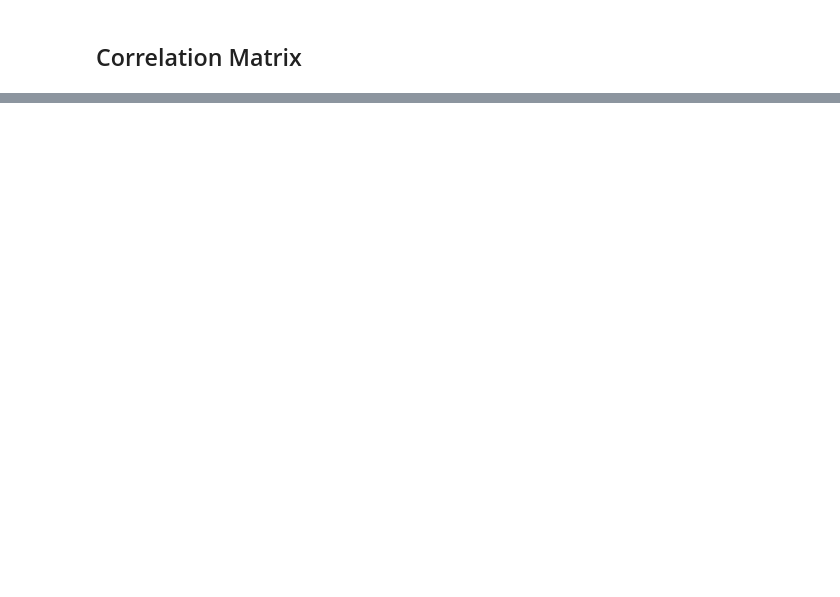
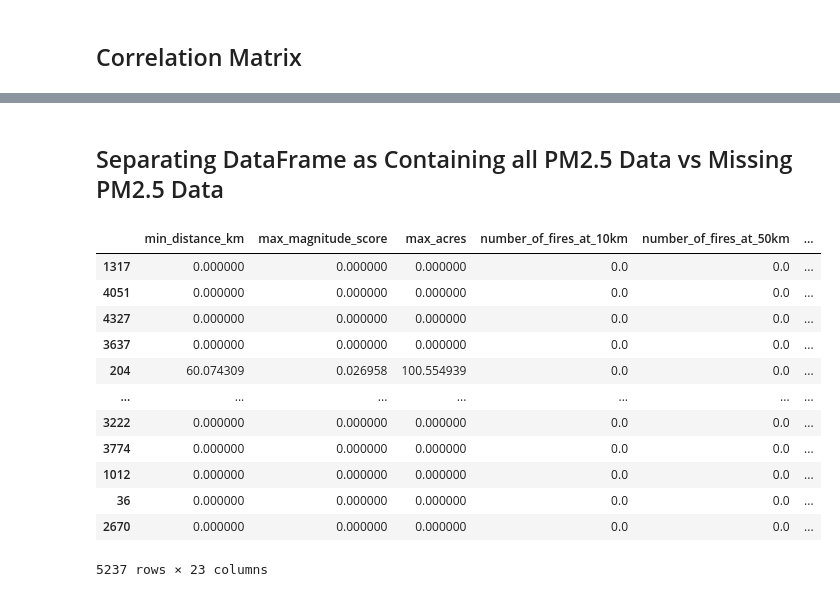
Before and after one commit to allisonsibrian/ca-wildfire-pollution-prison-project, a Jupyter notebook: pre_analysis_final_cleaning.ipynb, the cells around one changed output, grey strips where cells are left out. Cells and saved outputs as stored; diff of their text form; code cells hidden in the pictures; blank space fills up the shorter version.

```diff
--- a/pre_analysis_final_cleaning.ipynb
+++ b/pre_analysis_final_cleaning.ipynb
@@ -255,0 +241,24 @@ features_finalized_from_cm
+# %% [markdown]
+## Separating DataFrame as Containing all PM2.5 Data vs Missing PM2.5 Data
+# %%
+# First sorting by date and separating date into Month and Year Columns
+features_finalized_from_cm.sort_values(by="Date", ascending=True, inplace=True)
+features_finalized_from_cm['Month'] = pd.to_datetime(features_finalized_from_cm['Date']).dt.month
+features_finalized_from_cm['Year'] = pd.to_datetime(features_finalized_from_cm['Date']).dt.year
+
+final_features = features_finalized_from_cm.drop(columns=['Institution Name', 'Date']).copy()
+final_features
+# %% [output]
+|  | min_distance_km | max_magnitude_score | max_acres | number_of_fires_at_10km | number_of_fires_at_50km | ... |
+| 1317 | 0.000000 | 0.000000 | 0.000000 | 0.0 | 0.0 | ... |
+| 4051 | 0.000000 | 0.000000 | 0.000000 | 0.0 | 0.0 | ... |
+| 4327 | 0.000000 | 0.000000 | 0.000000 | 0.0 | 0.0 | ... |
+| 3637 | 0.000000 | 0.000000 | 0.000000 | 0.0 | 0.0 | ... |
+| 204 | 60.074309 | 0.026958 | 100.554939 | 0.0 | 0.0 | ... |
+| ... | ... | ... | ... | ... | ... | ... |
+| 3222 | 0.000000 | 0.000000 | 0.000000 | 0.0 | 0.0 | ... |
+| 3774 | 0.000000 | 0.000000 | 0.000000 | 0.0 | 0.0 | ... |
+| 1012 | 0.000000 | 0.000000 | 0.000000 | 0.0 | 0.0 | ... |
+| 36 | 0.000000 | 0.000000 | 0.000000 | 0.0 | 0.0 | ... |
+| 2670 | 0.000000 | 0.000000 | 0.000000 | 0.0 | 0.0 | ... |
+5237 rows × 23 columns
```
Also changed, not shown: parts of 15 cells of this notebook.
